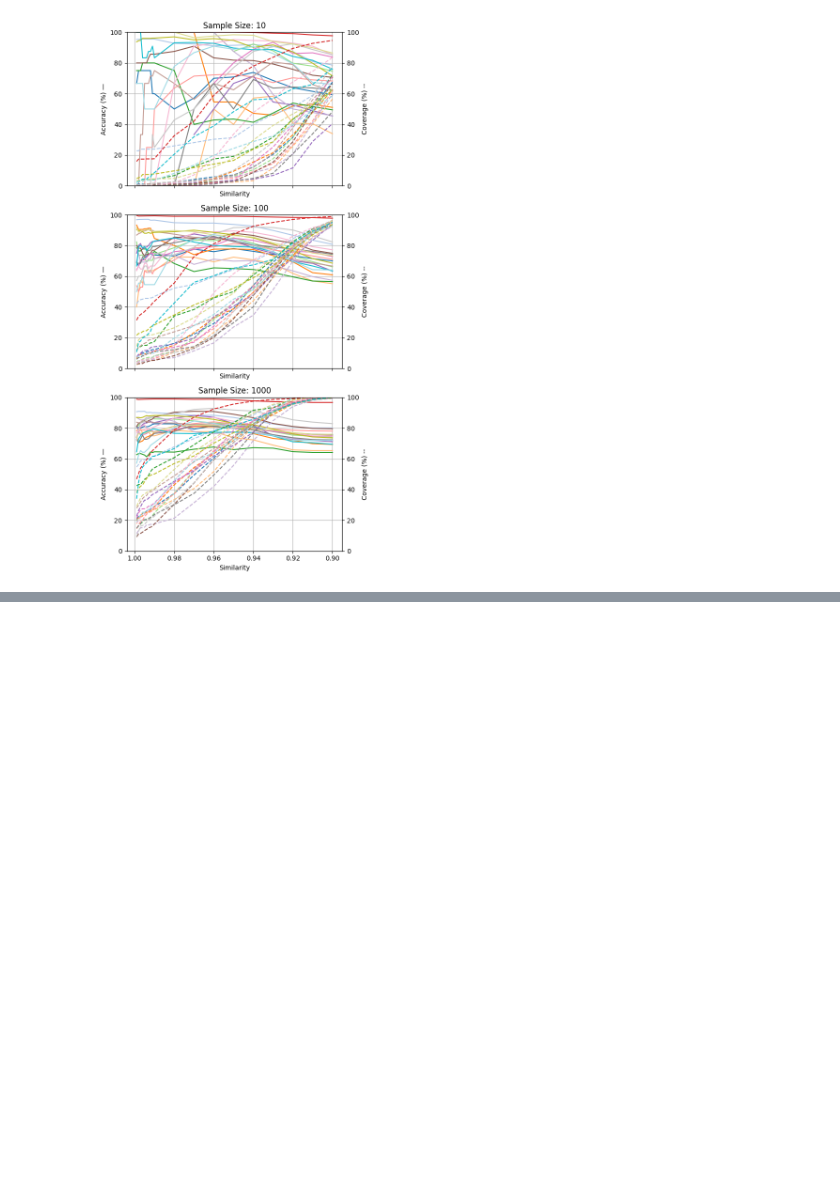
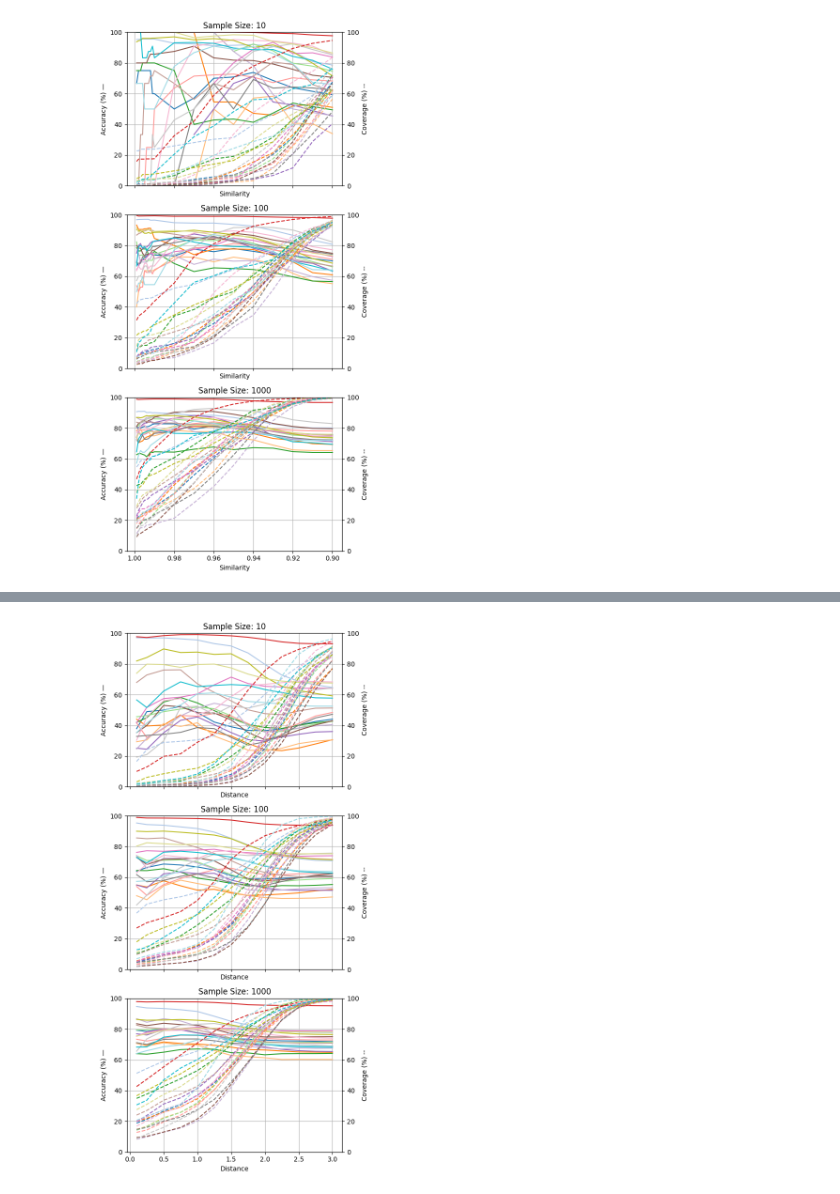
Before and after one commit to elliev7/partiii_research_project, a Jupyter notebook: fingerprinting/per_class.ipynb, the cells around one changed output, grey strips where cells are left out. Drawn from its saved outputs; the diff is of its cells as text; code cells hidden in the pictures; blank space fills up the shorter version.

```diff
--- a/fingerprinting/per_class.ipynb
+++ b/fingerprinting/per_class.ipynb
@@ -64,0 +79,5 @@ plot_results_per_class(coverage_results_embeddings_cosine_per_class, accuracy_re
+# %%
+coverage_results_embeddings_per_class_splits_avg, accuracy_results_embeddings_per_class_splits_avg = extract_results_per_class_splits_avg(vectors_embeddings, labels_embeddings, train_test_splits, 'euclidean', 'distance', samples, distances_embeddings)
+plot_results_per_class(coverage_results_embeddings_per_class_splits_avg, accuracy_results_embeddings_per_class_splits_avg, samples, distances_embeddings)
+# %% [output]
+[figure, added]
```
Also changed, not shown: parts of 4 cells of this notebook, 1 other file.
